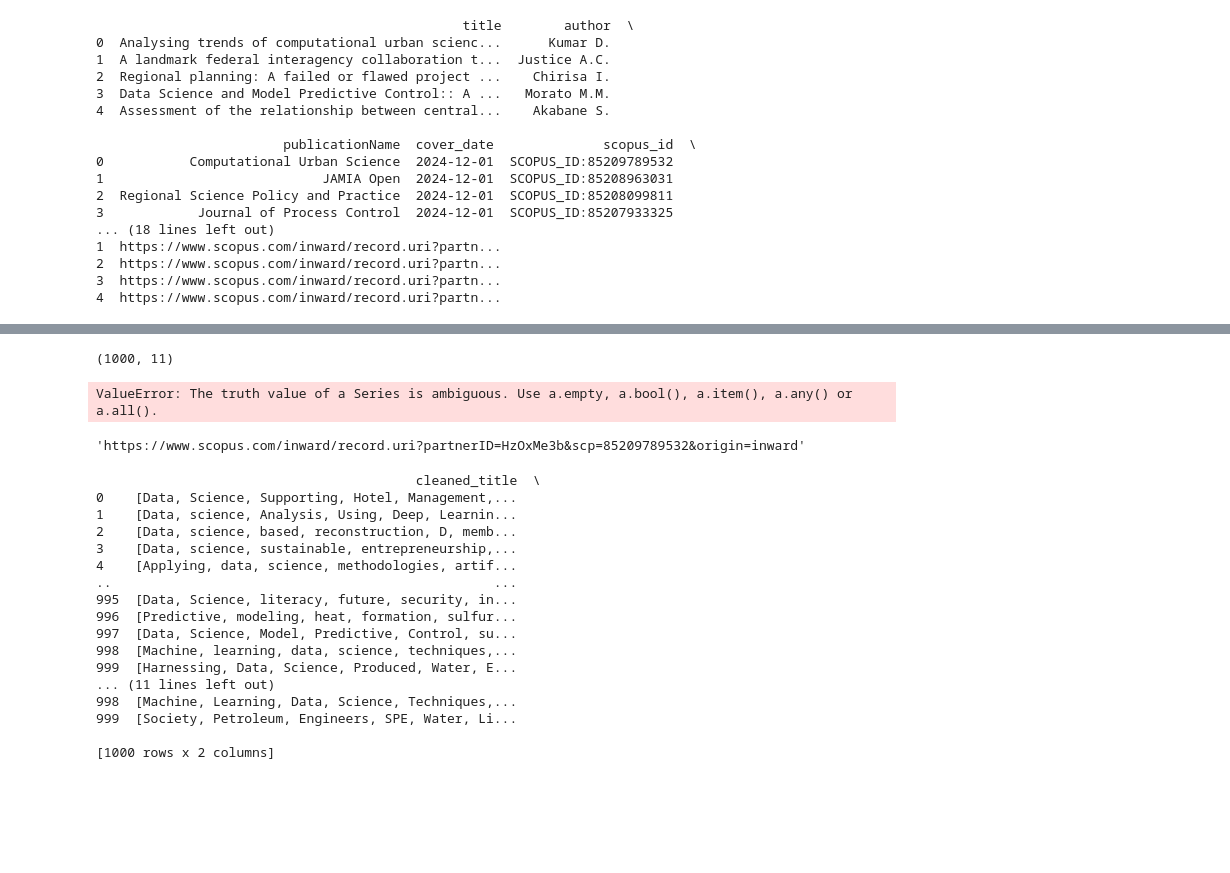
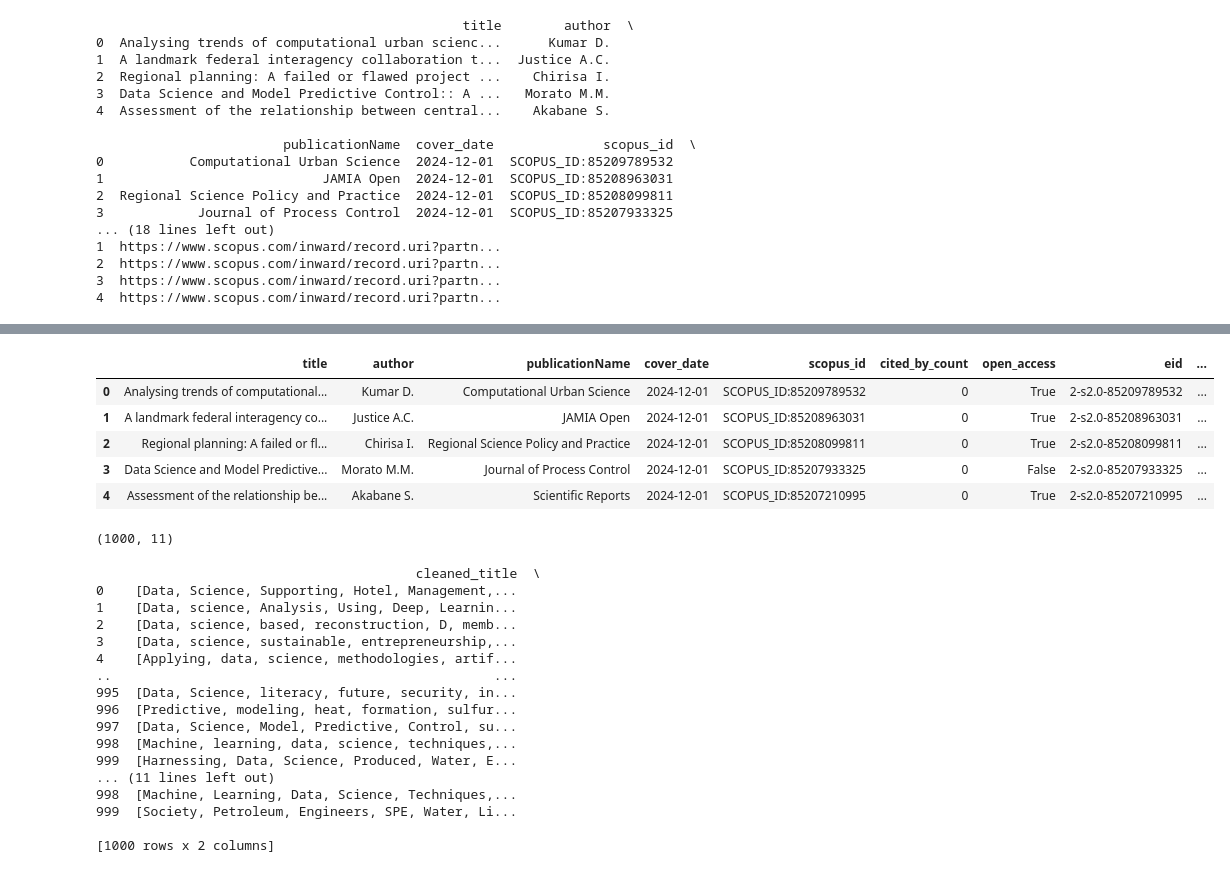
Before and after one commit to sunatchaa/Data-Sci-project, a Jupyter notebook: src/abstact_eiei.ipynb, the cells around one changed output, grey strips where cells are left out. Cells and saved outputs as stored; diff of their text form; code cells hidden in the pictures; blank space fills up the shorter version.

```diff
--- a/src/abstact_eiei.ipynb
+++ b/src/abstact_eiei.ipynb
@@ -163,0 +182,2 @@ Data-informed decision making is a critical goal for many community-based public
+# %%
+batch_extract = []
@@ -190,3 +239,13 @@ def extract_abstact(page: Page):
+# %%
+df['abstract'] = batch_extract
+df.head()
+# %% [output]
+|  | title | author | publicationName | cover_date | scopus_id | cited_by_count | open_access | eid | ... |
+| 0 | Analysing trends of computational... | Kumar D. | Computational Urban Science | 2024-12-01 | SCOPUS_ID:85209789532 | 0 | True | 2-s2.0-85209789532 | ... |
+| 1 | A landmark federal interagency co... | Justice A.C. | JAMIA Open | 2024-12-01 | SCOPUS_ID:85208963031 | 0 | True | 2-s2.0-85208963031 | ... |
+| 2 | Regional planning: A failed or fl... | Chirisa I. | Regional Science Policy and Practice | 2024-12-01 | SCOPUS_ID:85208099811 | 0 | True | 2-s2.0-85208099811 | ... |
+| 3 | Data Science and Model Predictive... | Morato M.M. | Journal of Process Control | 2024-12-01 | SCOPUS_ID:85207933325 | 0 | False | 2-s2.0-85207933325 | ... |
+| 4 | Assessment of the relationship be... | Akabane S. | Scientific Reports | 2024-12-01 | SCOPUS_ID:85207210995 | 0 | True | 2-s2.0-85207210995 | ... |
 # %%
 # Function to randomly pick articles
 def pick_random_articles(articles, total=1000):
@@ -198,22 +257,3 @@ def pick_random_articles(articles, total=1000):
 df.shape
 # %% [output]
 (1000, 11)
-# %%
-article_names = []
-
-for article in articles:
-    # If the article has a valid link, try to extract the abstract
-    if df['link']:  # Use the 'link' directly for the abstract
-        abstract = extract_abstracts(df)  # Pass the link to fetch abstract
-        article_names.append(abstract)  # Collect abstracts
-    else:
-        article_names.append("No link available")  # Add a placeholder if no link is present
-
-# Print the first 10 abstracts as a preview
-print(article_names[:10])
-# %% [output]
-ValueError: The truth value of a Series is ambiguous. Use a.empty, a.bool(), a.item(), a.any() or a.all().
-# %%
-df['link'][0]
-# %% [output]
-'https://www.scopus.com/inward/record.uri?partnerID=HzOxMe3b&scp=85209789532&origin=inward'
```
Also changed, not shown: parts of 15 cells of this notebook, 1 other file.
